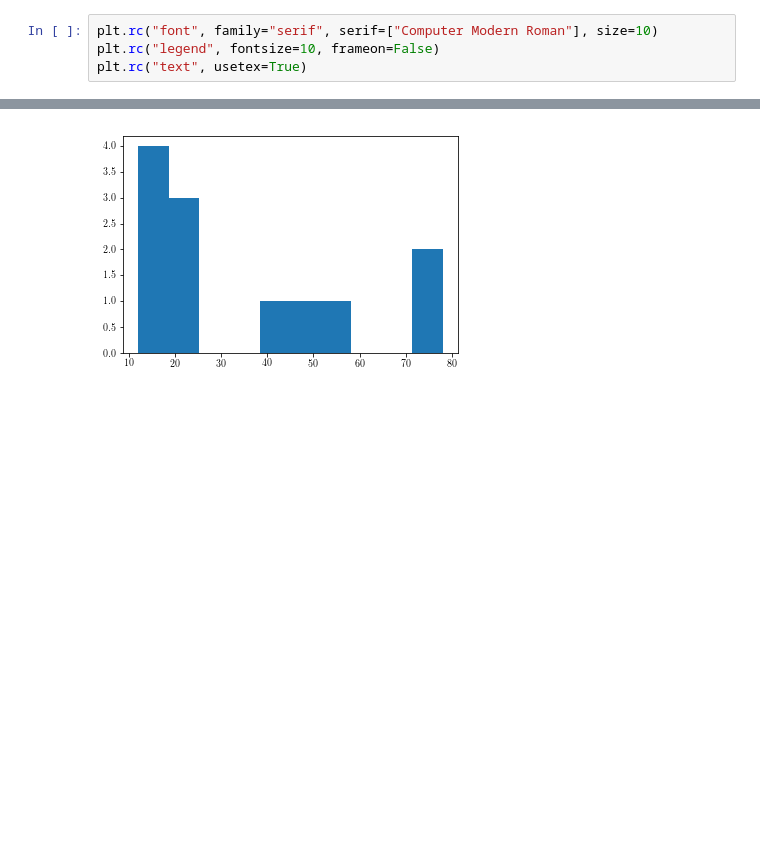
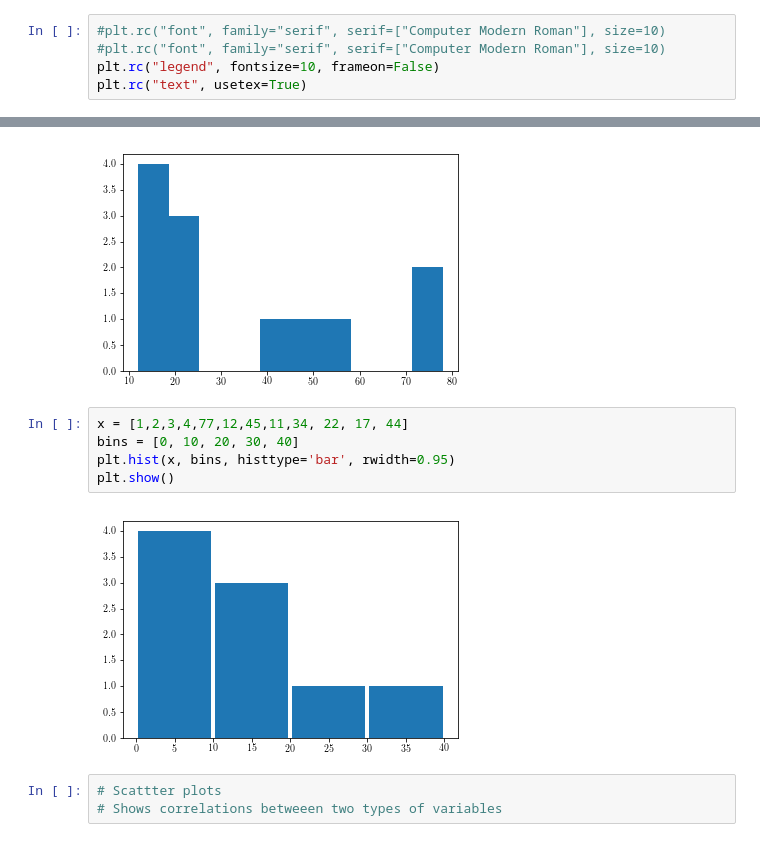
Before and after one commit to krishnakalyan3/Matplotlib, a Jupyter notebook: notebooks/Chapter1.ipynb, the cells around one changed output, grey strips where cells are left out. Drawn from its saved outputs; the diff is of its cells as text; blank space fills up the shorter version.

```diff
--- a/notebooks/Chapter1.ipynb
+++ b/notebooks/Chapter1.ipynb
@@ -1,7 +1,8 @@
 # %%
 import matplotlib.pyplot as plt
 # %%
-plt.rc("font", family="serif", serif=["Computer Modern Roman"], size=10)
+#plt.rc("font", family="serif", serif=["Computer Modern Roman"], size=10)
+#plt.rc("font", family="serif", serif=["Computer Modern Roman"], size=10)
 plt.rc("legend", fontsize=10, frameon=False)
 plt.rc("text", usetex=True)
 # %% [raw]
@@ -45,3 +46,13 @@ plt.hist(pop_ages)
 plt.show()
 # %% [output]
 [figure]
+# %%
+x = [1,2,3,4,77,12,45,11,34, 22, 17, 44]
+bins = [0, 10, 20, 30, 40]
+plt.hist(x, bins, histtype='bar', rwidth=0.95)
+plt.show()
+# %% [output]
+[figure, added]
+# %%
+# Scattter plots
+# Shows correlations betweeen two types of variables
```
Also changed, not shown: parts of 1 cell of this notebook.
